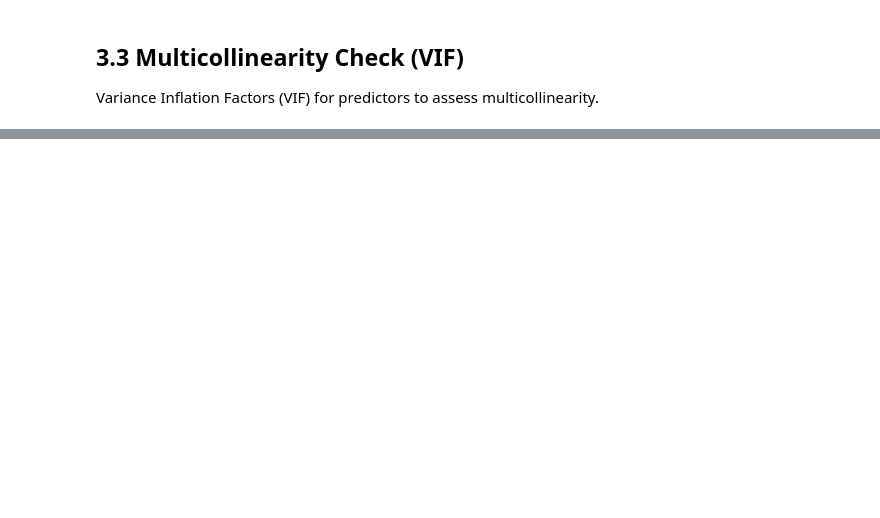
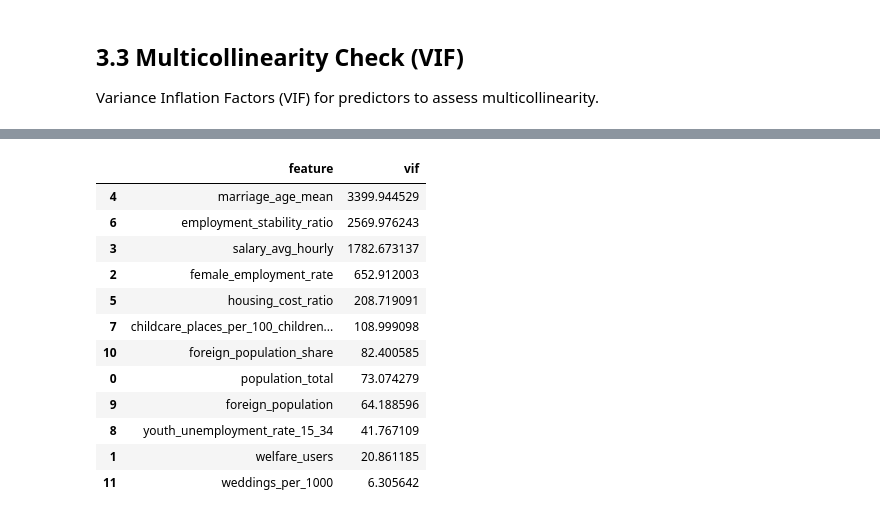
Before and after one commit to ColonelBBQ/sapienza-smos, a Jupyter notebook: main.ipynb, the cells around one changed output, grey strips where cells are left out. Saved outputs shown, nothing was run; the diff lists cells and outputs as text; code cells hidden in the pictures; blank space fills up the shorter version.

```diff
--- a/main.ipynb
+++ b/main.ipynb
@@ -323,15 +249,0 @@ Augmented Dickey-Fuller tests for `tfr` and main predictors.
-# %%
-
-from statsmodels.tsa.stattools import adfuller
-
-series_to_test = ['tfr', 'welfare_users', 'female_employment_rate', 'salary_avg_hourly', 'weddings_total',
-                  'marriage_age_mean', 'housing_cost_ratio', 'employment_stability_ratio',
-                  'childcare_places_per_100_children_0_2', 'youth_unemployment_rate_15_34',
-                  'foreign_population_share']
-
-for col in series_to_test:
-    if col not in lr.columns:
-        continue
-    s = lr.sort_values(['region','year'])[col].dropna()
-    stat, pvalue, _, _, crit, _ = adfuller(s)
-    print(f"ADF for {col}: stat={stat:.3f}, p-value={pvalue:.4f}, critical={crit}")
@@ -349,0 +315,35 @@ ADF for foreign_population_share: stat=-2.253, p-value=0.1877, critical={'1%': n
+# %%
+vif_cols = [
+    col for col in st.columns
+    if col not in {'share_pop_25_39', 'median_age', 'region', 'year', 'tfr'}
+    and pd.api.types.is_numeric_dtype(st[col])
+]
+
+vif_ready = st.dropna(subset=vif_cols)
+
+# Need enough rows and at least 2 predictors for VIF to make sense
+if len(vif_cols) < 2 or len(vif_ready) <= len(vif_cols):
+    print("Skipping VIF: insufficient rows or columns")
+else:
+    X = vif_ready[vif_cols].astype(float).to_numpy()
+
+    vif = pd.DataFrame({
+        "feature": vif_cols,
+        "vif": [variance_inflation_factor(X, i) for i in range(X.shape[1])],
+    })
+
+    display(vif.sort_values("vif", ascending=False))
+# %% [output]
+|  | feature | vif |
+| 4 | marriage_age_mean | 3399.944529 |
+| 6 | employment_stability_ratio | 2569.976243 |
+| 3 | salary_avg_hourly | 1782.673137 |
+| 2 | female_employment_rate | 652.912003 |
+| 5 | housing_cost_ratio | 208.719091 |
+| 7 | childcare_places_per_100_children... | 108.999098 |
+| 10 | foreign_population_share | 82.400585 |
+| 0 | population_total | 73.074279 |
+| 9 | foreign_population | 64.188596 |
+| 8 | youth_unemployment_rate_15_34 | 41.767109 |
+| 1 | welfare_users | 20.861185 |
+| 11 | weddings_per_1000 | 6.305642 |
```
Also changed, not shown: parts of 19 cells of this notebook, 7 other files.
